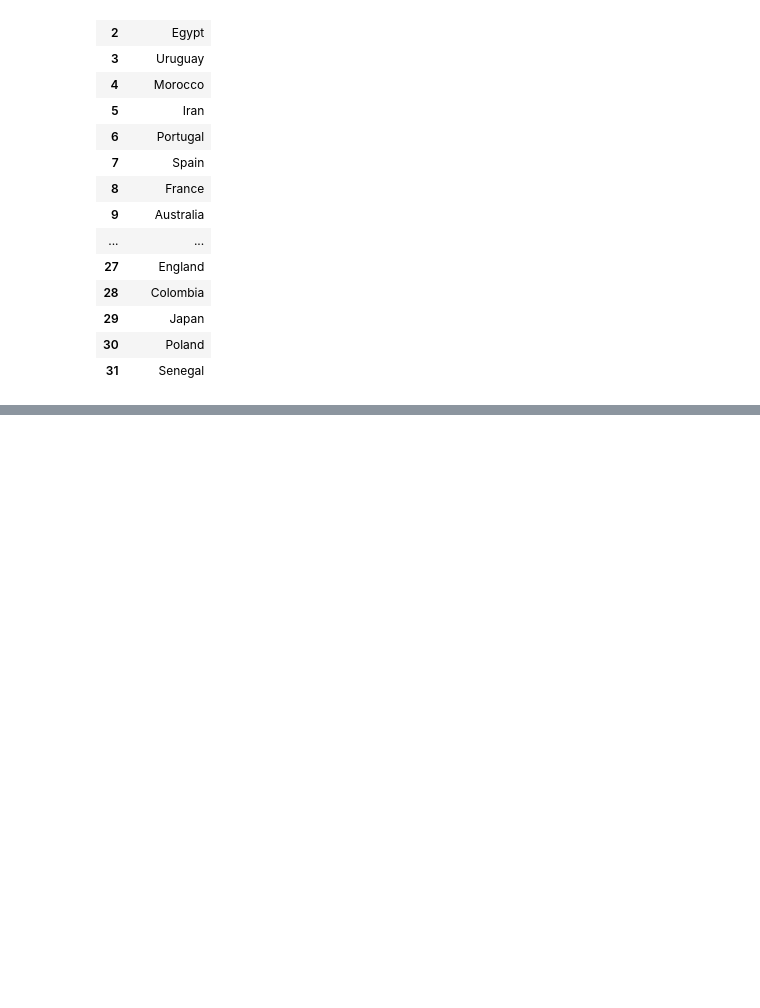
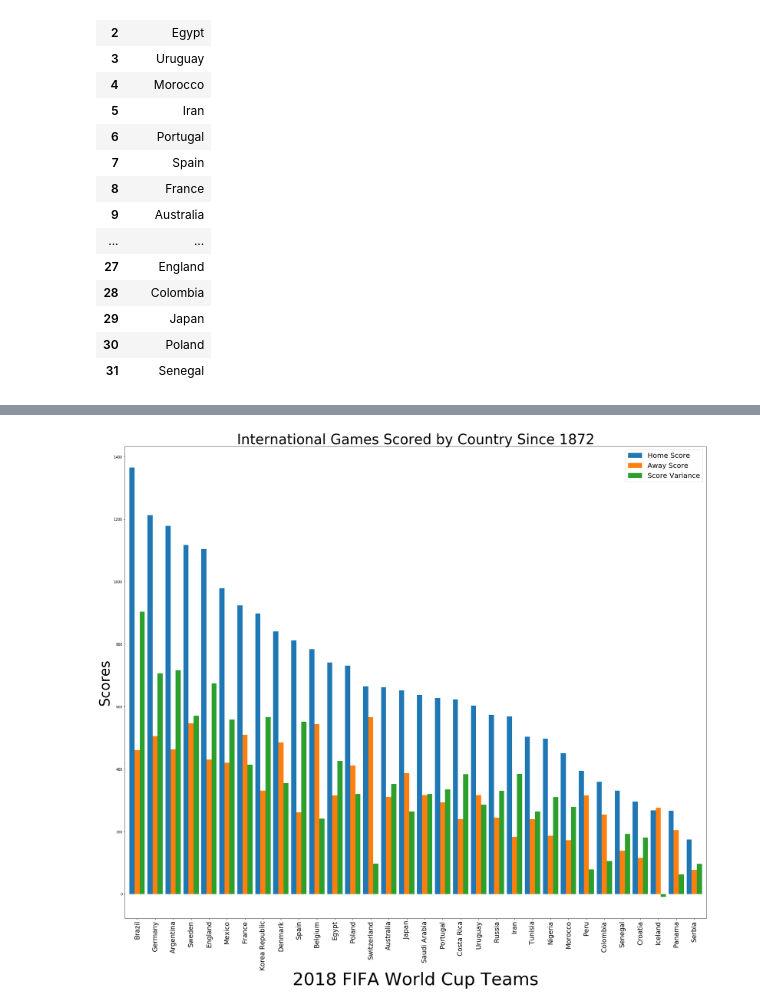
Before and after one commit to rjabbari/champteam, a Jupyter notebook: worldcup_2018.ipynb, the cells around one changed output, grey strips where cells are left out. Saved outputs shown, nothing was run; the diff lists cells and outputs as text; code cells hidden in the pictures; blank space fills up the shorter version.

```diff
--- a/worldcup_2018.ipynb
+++ b/worldcup_2018.ipynb
@@ -74,0 +73,4 @@ types_df["away_score"].sum()
+# %%
+home_team_df = (types_df.groupby("home_team").sum()).reset_index()
+home_team_df = home_team_df.rename(columns={"home_team": "Country"})
+home_team_df
@@ -74,0 +96,7 @@ types_df["away_score"].sum()
+# %%
+merge_country_df = pd.merge(team_data_df, home_team_df, on='Country')
+merge_country_df.drop('neutral', axis=1, inplace=True)
+merge_country_df = merge_country_df.sort_values(by=['home_score', 'away_score'], ascending=False)
+merge_country_df = merge_country_df.rename(columns={"home_score": "Home Score", "away_score": "Away Score"})
+merge_country_df['Score Variance'] = merge_country_df['Home Score'] - merge_country_df['Away Score']
+merge_country_df.reset_index(drop = True)
@@ -74,0 +121,13 @@ types_df["away_score"].sum()
+# %%
+x_axis = np.arange(len(merge_country_df))
+tick_locations = [value for value in x_axis]
+plot = merge_country_df.plot(kind="bar", width=0.85, figsize=(30,25))
+plot.set_xticklabels(merge_country_df["Country"], rotation=90, fontsize = 19)
+plt.title("International Games Scored by Country Since 1872",  fontsize = 40)
+plt.xlabel("2018 FIFA World Cup Teams",  fontsize = 50)
+plt.ylabel("Scores",  fontsize = 40)
+plot.legend(loc=1, prop={'size': 20})
+plt.savefig("Historical Games")
+plt.show()
+# %% [output]
+[figure, added]
```
Also changed, not shown: parts of 25 cells of this notebook.
